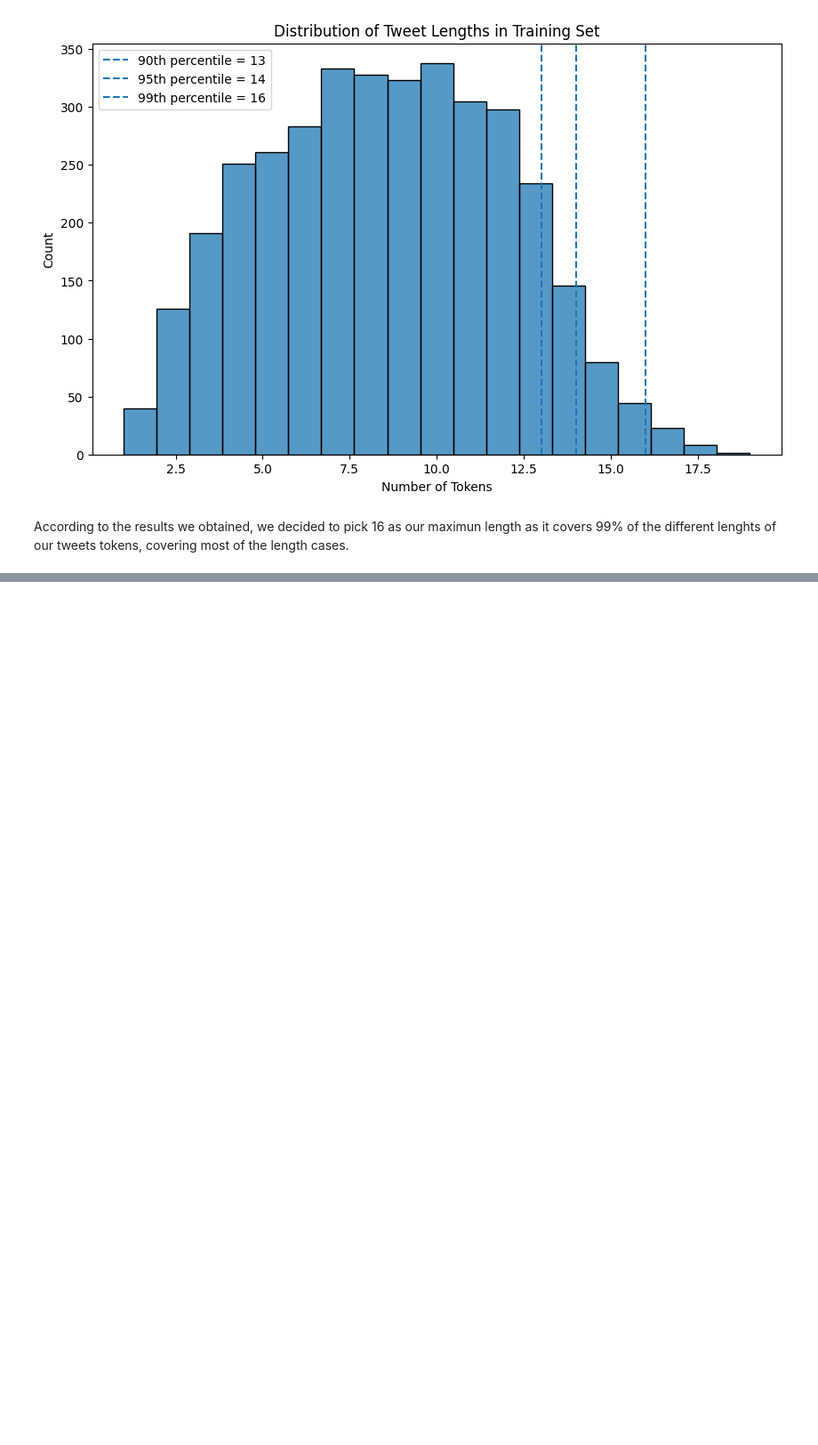
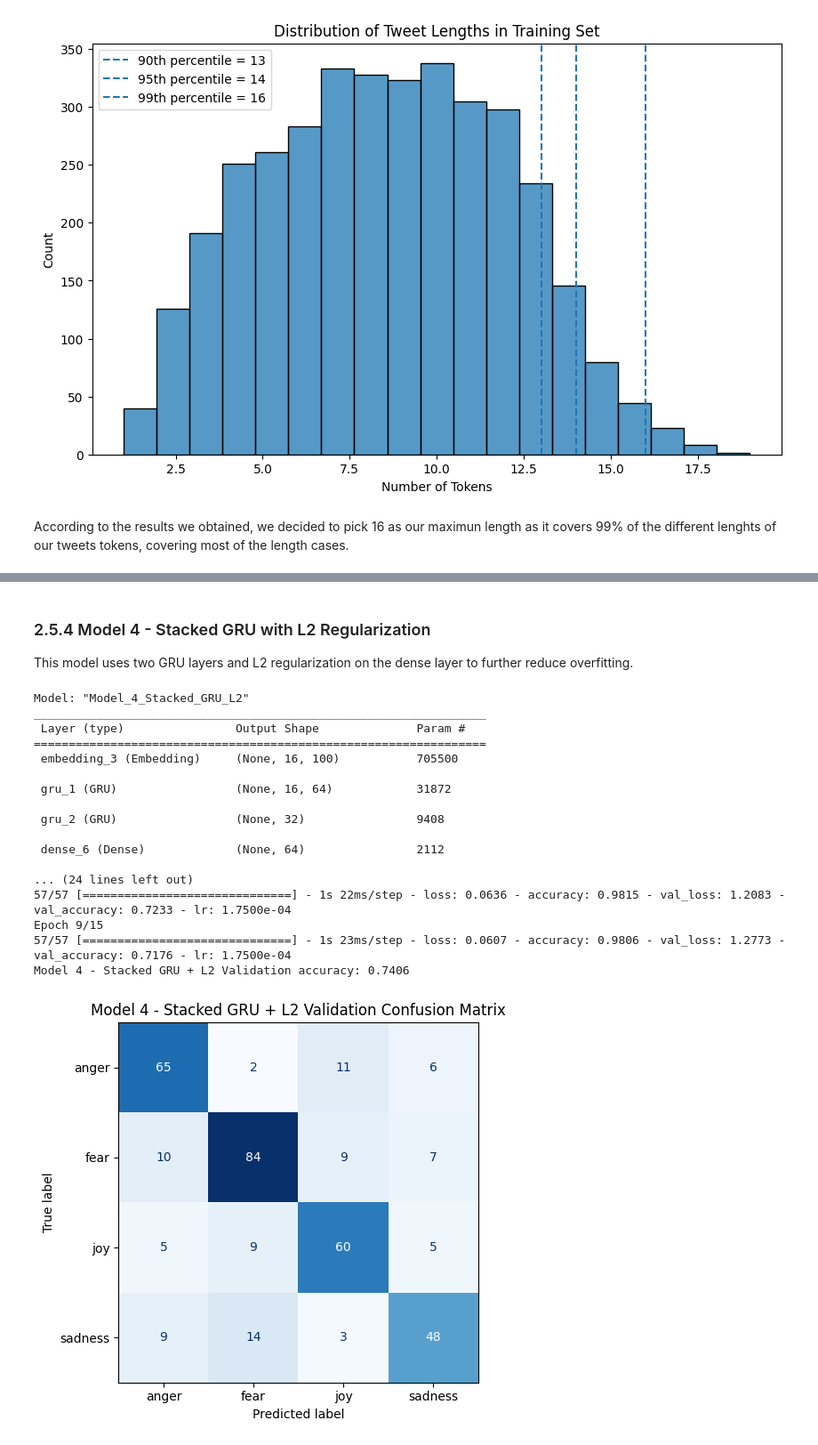
Before and after one commit to DanielMelo46/Neural_Networks_Assignment_1, a Jupyter notebook: assignment_6.ipynb, the cells around one changed output, grey strips where cells are left out. Shown at 89% size. Saved outputs shown, nothing was run; the diff lists cells and outputs as text; code cells hidden in the pictures; blank space fills up the shorter version.

```diff
--- a/assignment_6.ipynb
+++ b/assignment_6.ipynb
@@ -270,0 +565,45 @@ According to the results we obtained, we decided to pick 16 as our maximun lengt
+# %% [markdown]
+### 2.5.4 Model 4 - Stacked GRU with L2 Regularization
+This model uses two GRU layers and L2 regularization on the dense layer to further reduce overfitting.
+# %%
+tf.random.set_seed(42)
+
+model4 = tf.keras.Sequential([
+    Embedding(input_dim=VOCAB_SIZE_USED, output_dim=100, input_length=maxlen),
+    GRU(64, return_sequences=True, dropout=0.2, recurrent_dropout=0.2),
+    GRU(32, dropout=0.2, recurrent_dropout=0.2),
+    Dense(64, activation="relu", kernel_regularizer=regularizers.l2(1e-4)),
+    Dropout(0.4),
+    Dense(NUM_CLASSES, activation="softmax")
+], name="Model_4_Stacked_GRU_L2")
+
+model4.compile(
+    optimizer=tf.keras.optimizers.Adam(learning_rate=7e-4),
+    loss="sparse_categorical_crossentropy",
+    metrics=["accuracy"]
+)
+
+model4.summary()
+
+history4, train_acc_m4, val_acc_m4 = train_and_validate(
+    model4, model_name="Model 4 - Stacked GRU + L2", epochs=15, batch_size=64
+)
+# %% [output]
+Model: "Model_4_Stacked_GRU_L2"
+_________________________________________________________________
+ Layer (type)                Output Shape              Param #
+=================================================================
+ embedding_3 (Embedding)     (None, 16, 100)           705500
+
+ gru_1 (GRU)                 (None, 16, 64)            31872
+
+ gru_2 (GRU)                 (None, 32)                9408
+
+ dense_6 (Dense)             (None, 64)                2112
+
+... (24 lines left out)
+57/57 [==============================] - 1s 22ms/step - loss: 0.0636 - accuracy: 0.9815 - val_loss: 1.2083 - val_accuracy: 0.7233 - lr: 1.7500e-04
+Epoch 9/15
+57/57 [==============================] - 1s 23ms/step - loss: 0.0607 - accuracy: 0.9806 - val_loss: 1.2773 - val_accuracy: 0.7176 - lr: 1.7500e-04
+Model 4 - Stacked GRU + L2 Validation accuracy: 0.7406
+[figure, added]
```
Also changed, not shown: parts of 27 cells of this notebook.
